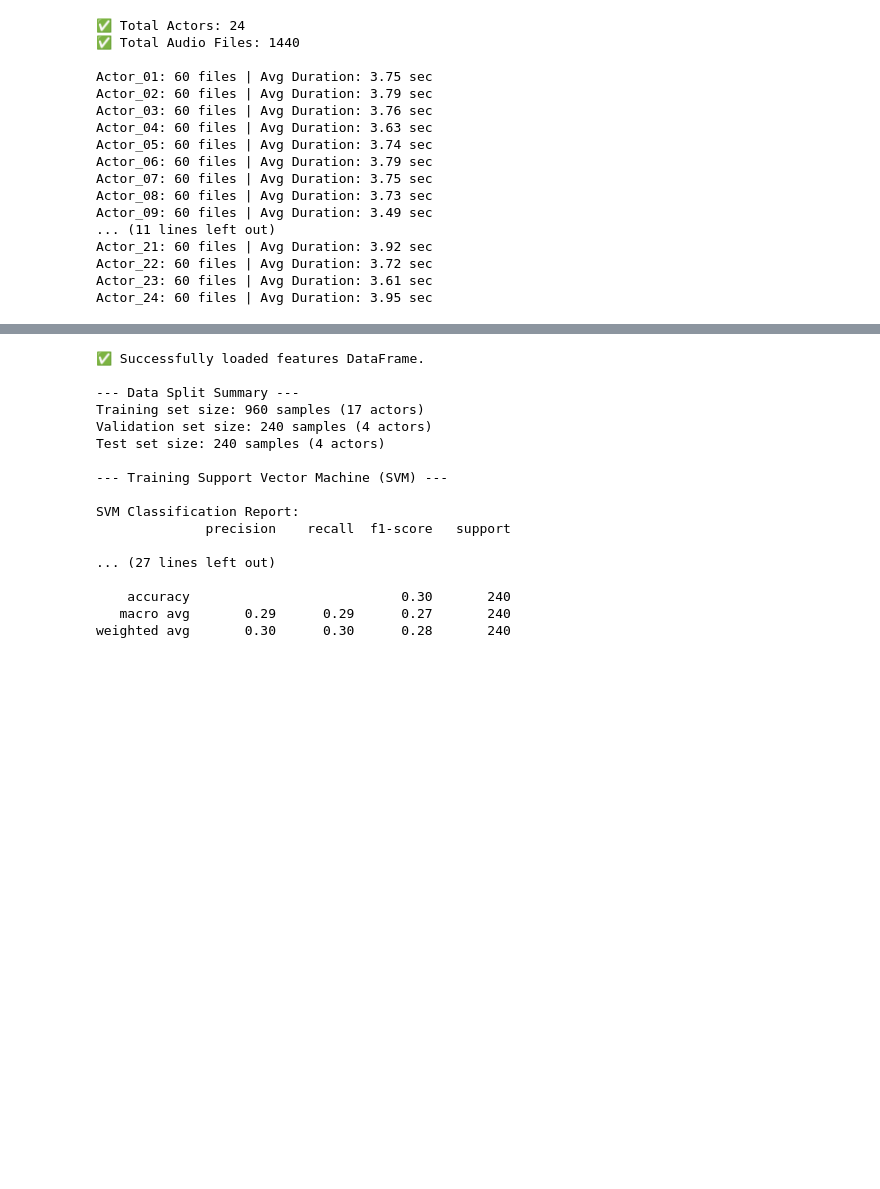
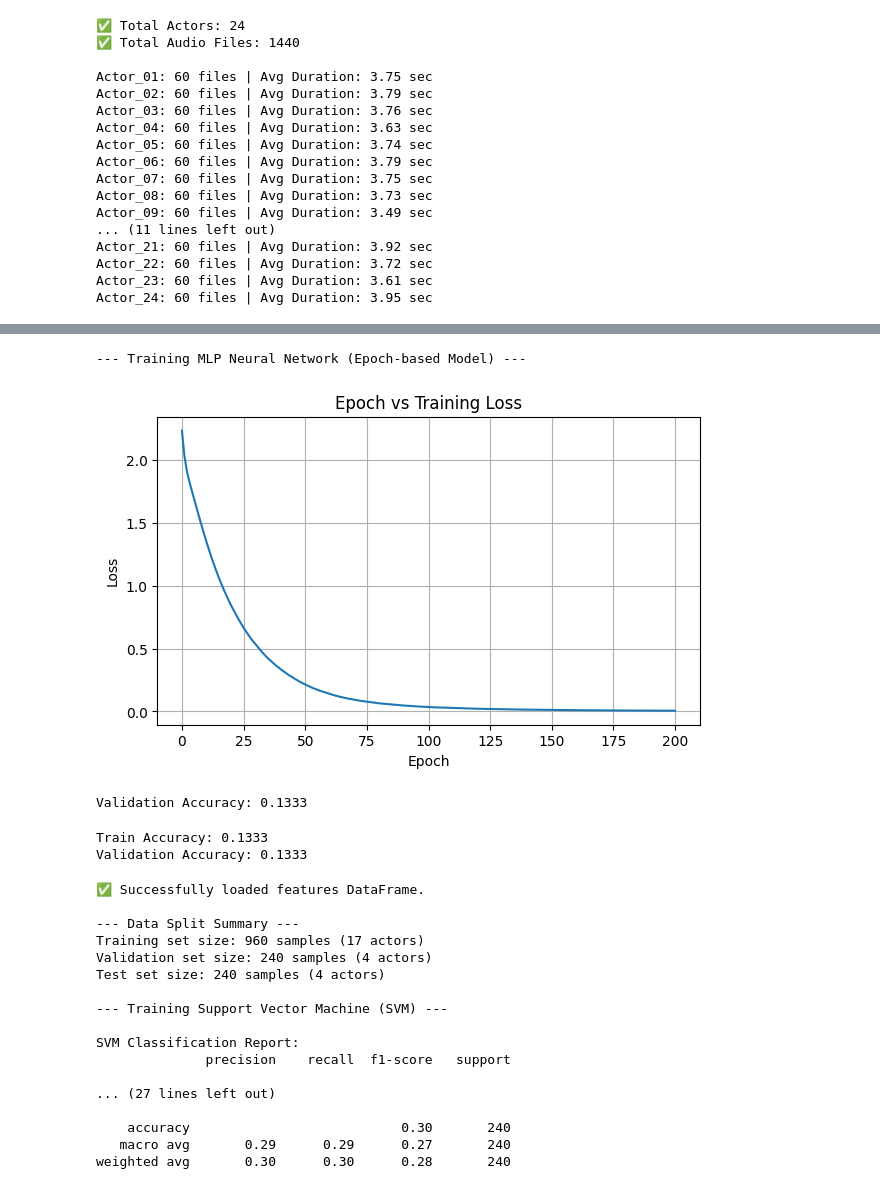
Before and after one commit to jayshah18/Sentiment_Analysis, a Jupyter notebook: sentiment_code.ipynb, the cells around one changed output, grey strips where cells are left out. Drawn from its saved outputs; the diff is of its cells as text; code cells hidden in the pictures; blank space fills up the shorter version.

Commit message:
Tried neural n/w MLP classifier

```diff
--- a/sentiment_code.ipynb
+++ b/sentiment_code.ipynb
@@ -299,3 +375,45 @@ Extracting features from audio files... (This may take a few minutes)
+# %%
+from sklearn.model_selection import train_test_split
+from sklearn.preprocessing import StandardScaler, LabelEncoder
+from sklearn.svm import SVC
+from sklearn.ensemble import RandomForestClassifier
+print("\n--- Training MLP Neural Network (Epoch-based Model) ---")
+X = np.array(ravdess_df['aggregated_features'].tolist())
+y = ravdess_df['emotion']
+label_encoder = LabelEncoder()
+y_encoded = label_encoder.fit_transform(y)
+
+actor_ids = ravdess_df['actor'].unique()
+train_actors, test_actors = train_test_split(actor_ids, test_size=0.15, random_state=42)
+train_actors, val_actors = train_test_split(train_actors, test_size=(0.15/0.85), random_state=42) # 0.15/0.85 is ~17.6% of the 85%
+
+# Create the data splits based on actor IDs
+train_indices = ravdess_df['actor'].isin(train_actors)
+val_indices = ravdess_df['actor'].isin(val_actors)
+test_indices = ravdess_df['actor'].isin(test_actors)
+
+X_train, y_train = X[train_indices], y_encoded[train_indices]
+X_val, y_val = X[val_indices], y_encoded[val_indices]
+X_test, y_test = X[test_indices], y_encoded[test_indices]
+
+scaler = StandardScaler()
+X_train_scaled = scaler.fit_transform(X_train)
+X_test_scaled = scaler.transform(X_test)
+
+mlp_model = train_mlp(X_train_scaled, y_train, X_val, y_val, label_encoder)
+# %% [output]
+--- Training MLP Neural Network (Epoch-based Model) ---
+[figure, added]
+Validation Accuracy: 0.1333
+# %%
+train_acc = mlp_model.score(X_train, y_train)
+val_acc = mlp_model.score(X_val, y_val)
+
+print(f"Train Accuracy: {train_acc:.4f}")
+print(f"Validation Accuracy: {val_acc:.4f}")
+# %% [output]
+Train Accuracy: 0.1333
+Validation Accuracy: 0.1333
 # %%
 import pandas as pd
 import numpy as np
```
Also changed, not shown: parts of 7 cells of this notebook.
